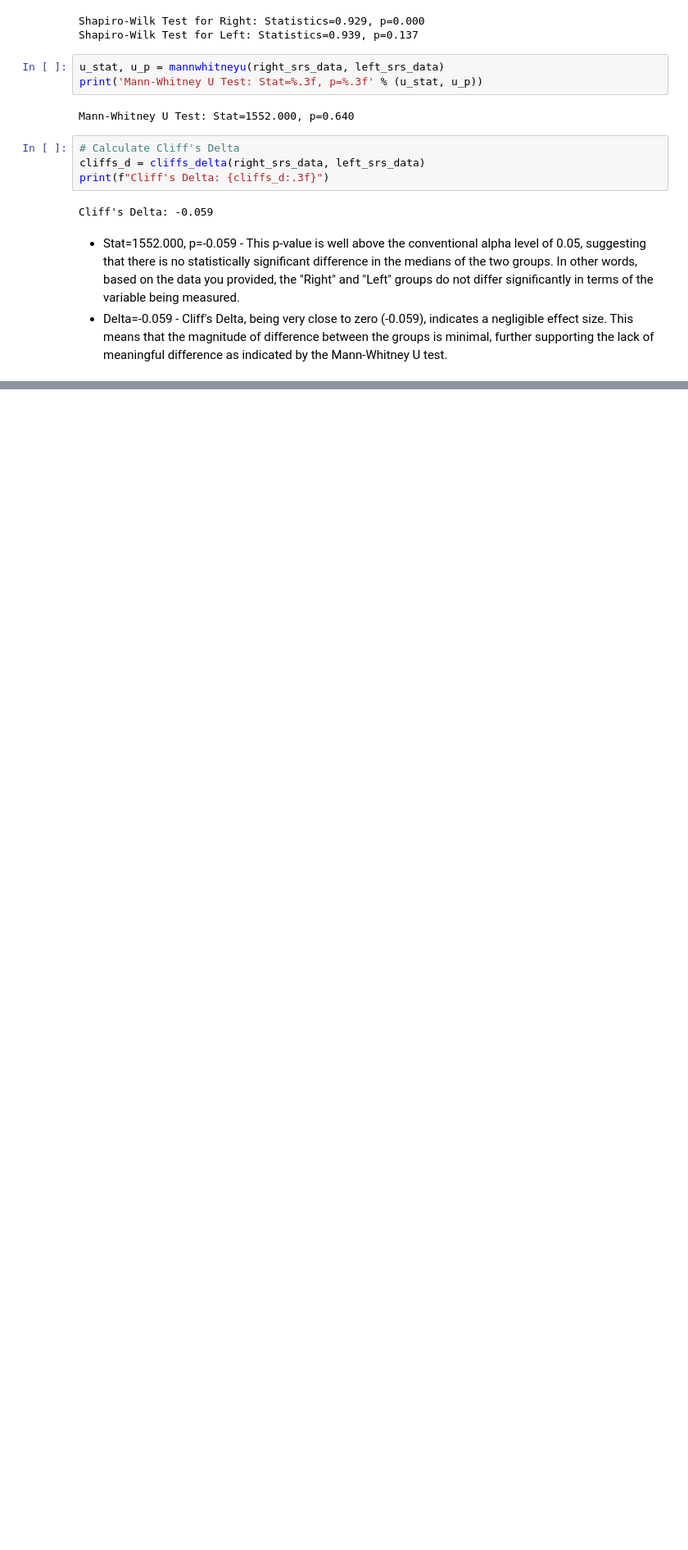
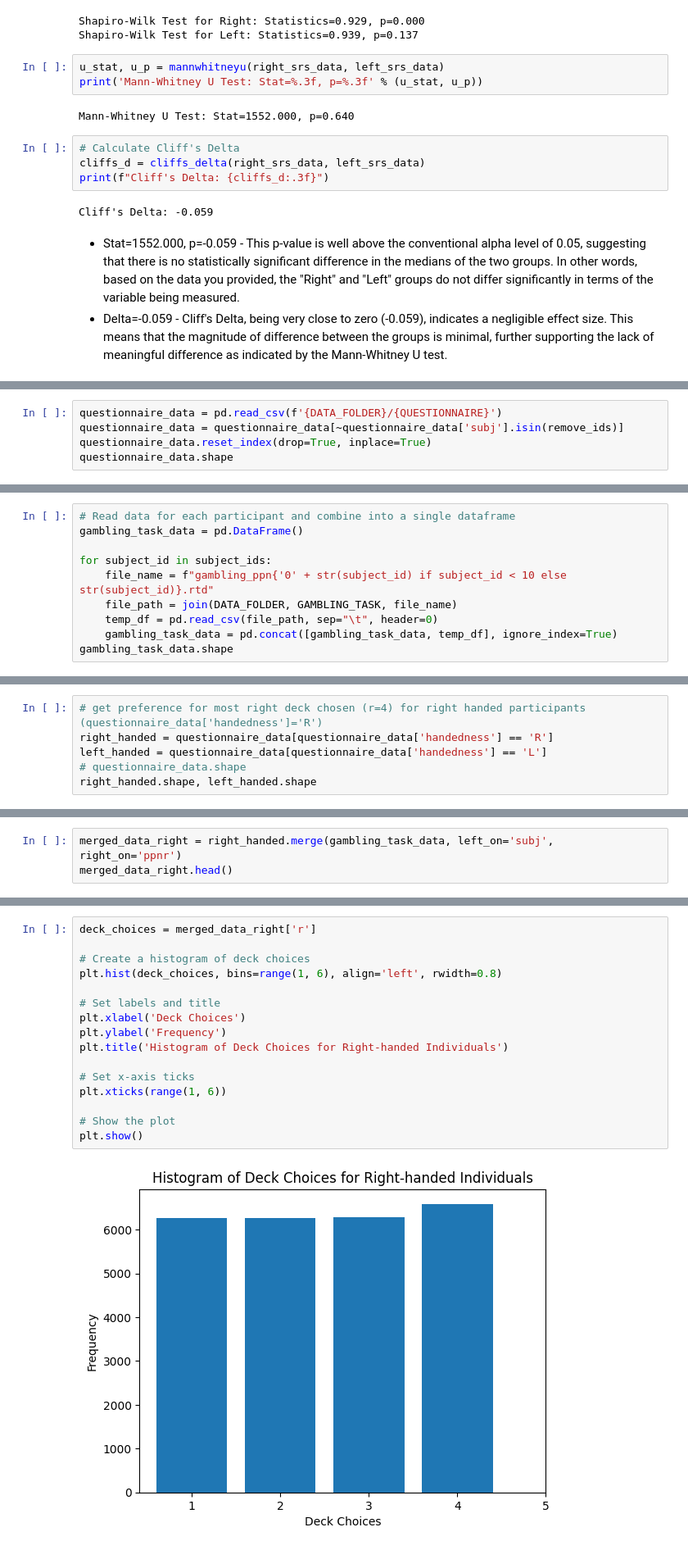
Before and after one commit to maynaS/Predictability-and-Autistic-Traits, a Jupyter notebook: Extra.ipynb, the cells around one changed output, grey strips where cells are left out. Shown at 82% size. Saved outputs shown, nothing was run; the diff lists cells and outputs as text; blank space fills up the shorter version.

Commit message:
moved extra hypothesis from task3.ipynb to Extra.ipynb

```diff
--- a/Extra.ipynb
+++ b/Extra.ipynb
@@ -224,0 +237,5 @@ Cliff's Delta: -0.059
+# %%
+questionnaire_data = pd.read_csv(f'{DATA_FOLDER}/{QUESTIONNAIRE}')
+questionnaire_data = questionnaire_data[~questionnaire_data['subj'].isin(remove_ids)]
+questionnaire_data.reset_index(drop=True, inplace=True)
+questionnaire_data.shape
@@ -224,0 +244,10 @@ Cliff's Delta: -0.059
+# %%
+# Read data for each participant and combine into a single dataframe
+gambling_task_data = pd.DataFrame()
+
+for subject_id in subject_ids:
+    file_name = f"gambling_ppn{'0' + str(subject_id) if subject_id < 10 else str(subject_id)}.rtd"
+    file_path = join(DATA_FOLDER, GAMBLING_TASK, file_name)
+    temp_df = pd.read_csv(file_path, sep="\t", header=0)
+    gambling_task_data = pd.concat([gambling_task_data, temp_df], ignore_index=True)
+gambling_task_data.shape
@@ -224,0 +256,6 @@ Cliff's Delta: -0.059
+# %%
+# get preference for most right deck chosen (r=4) for right handed participants (questionnaire_data['handedness']='R')
+right_handed = questionnaire_data[questionnaire_data['handedness'] == 'R']
+left_handed = questionnaire_data[questionnaire_data['handedness'] == 'L']
+# questionnaire_data.shape
+right_handed.shape, left_handed.shape
@@ -224,0 +272,3 @@ Cliff's Delta: -0.059
+# %%
+merged_data_right = right_handed.merge(gambling_task_data, left_on='subj', right_on='ppnr')
+merged_data_right.head()
@@ -224,0 +337,18 @@ Cliff's Delta: -0.059
+# %%
+deck_choices = merged_data_right['r']
+
+# Create a histogram of deck choices
+plt.hist(deck_choices, bins=range(1, 6), align='left', rwidth=0.8)
+
+# Set labels and title
+plt.xlabel('Deck Choices')
+plt.ylabel('Frequency')
+plt.title('Histogram of Deck Choices for Right-handed Individuals')
+
+# Set x-axis ticks
+plt.xticks(range(1, 6))
+
+# Show the plot
+plt.show()
+# %% [output]
+[figure, added]
```
Also changed, not shown: parts of 13 cells of this notebook, 2 other files.
